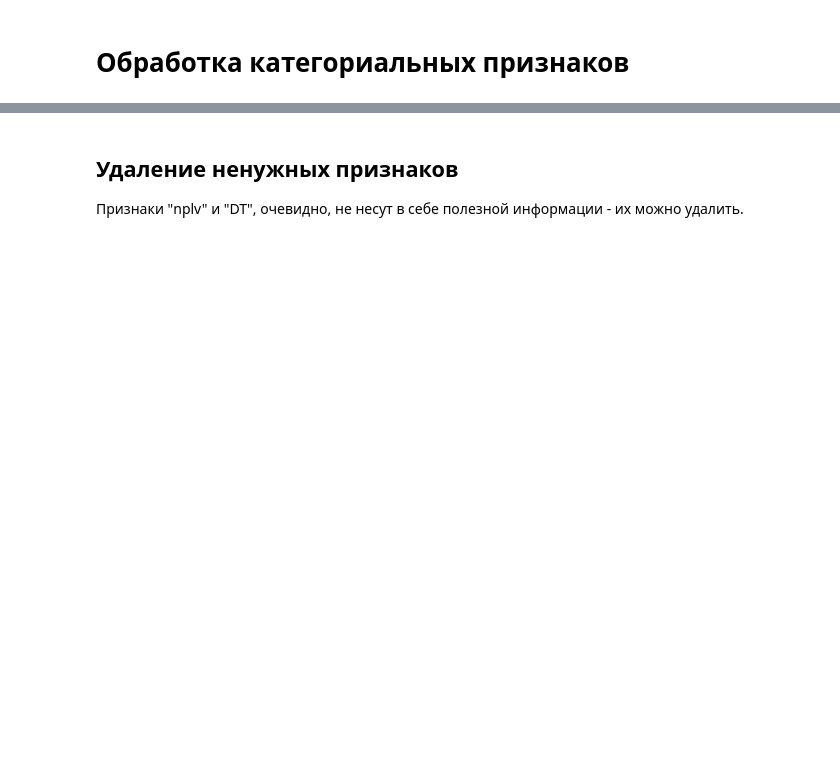
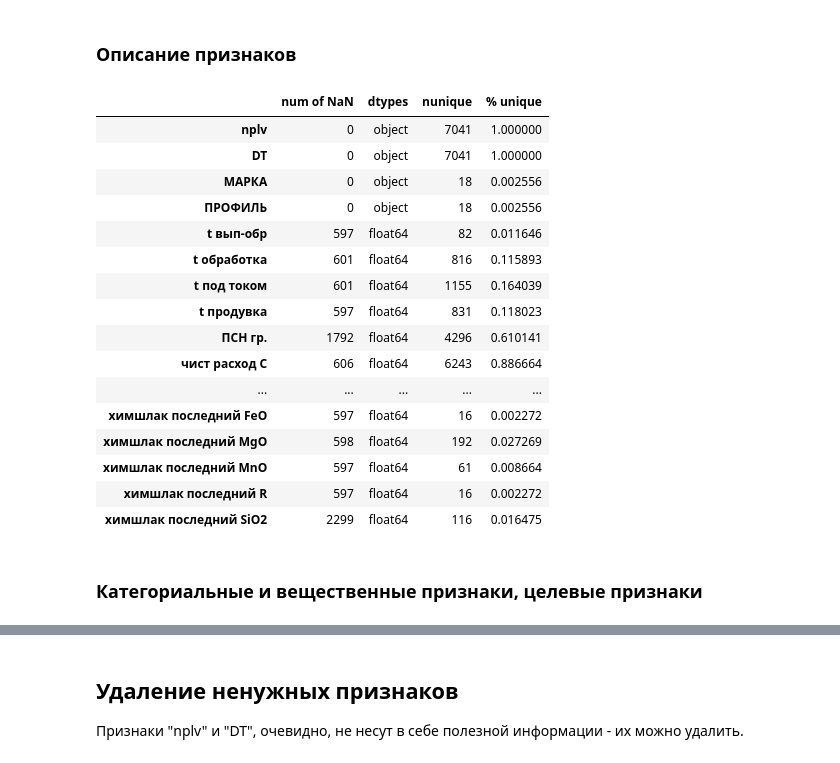
Before and after one commit to comptech-winter-school/steel-alloying, a Jupyter notebook: Melekhin/1 Preprocessing.ipynb, the cells around one changed output, grey strips where cells are left out. Drawn from its saved outputs; the diff is of its cells as text; code cells hidden in the pictures; blank space fills up the shorter version.

```diff
--- a/Melekhin/1 Preprocessing.ipynb
+++ b/Melekhin/1 Preprocessing.ipynb
@@ -56,2 +59,31 @@ features_with_lots_of_nan = ['N2 (интенс.)', 'расход газ  N2', '
 # %% [markdown]
-# Обработка категориальных признаков
+### Описание признаков
+# %%
+def make_description(df):
+    """функция возвращает описание признаков: количество пропусков, тип, количество уникальных значений"""
+    description = pd.concat([df.isna().sum(), df.dtypes,
+                             df.nunique(), df.nunique()/df.shape[0]], axis=1)
+    description.rename(columns={0: "num of NaN", 1: "dtypes", 2: "nunique", 3: "% unique"}, inplace=True)
+    return description
+# %%
+make_description(raw_dataset)
+# %% [output]
+|  | num of NaN | dtypes | nunique | % unique |
+| nplv | 0 | object | 7041 | 1.000000 |
+| DT | 0 | object | 7041 | 1.000000 |
+| МАРКА | 0 | object | 18 | 0.002556 |
+| ПРОФИЛЬ | 0 | object | 18 | 0.002556 |
+| t вып-обр | 597 | float64 | 82 | 0.011646 |
+| t обработка | 601 | float64 | 816 | 0.115893 |
+| t под током | 601 | float64 | 1155 | 0.164039 |
+| t продувка | 597 | float64 | 831 | 0.118023 |
+| ПСН гр. | 1792 | float64 | 4296 | 0.610141 |
+| чист расход C | 606 | float64 | 6243 | 0.886664 |
+| ... | ... | ... | ... | ... |
+| химшлак последний FeO | 597 | float64 | 16 | 0.002272 |
+| химшлак последний MgO | 598 | float64 | 192 | 0.027269 |
+| химшлак последний MnO | 597 | float64 | 61 | 0.008664 |
+| химшлак последний R | 597 | float64 | 16 | 0.002272 |
+| химшлак последний SiO2 | 2299 | float64 | 116 | 0.016475 |
+# %% [markdown]
+### Категориальные и вещественные признаки, целевые признаки
```
Also changed, not shown: parts of 60 cells of this notebook, 2 other files.
